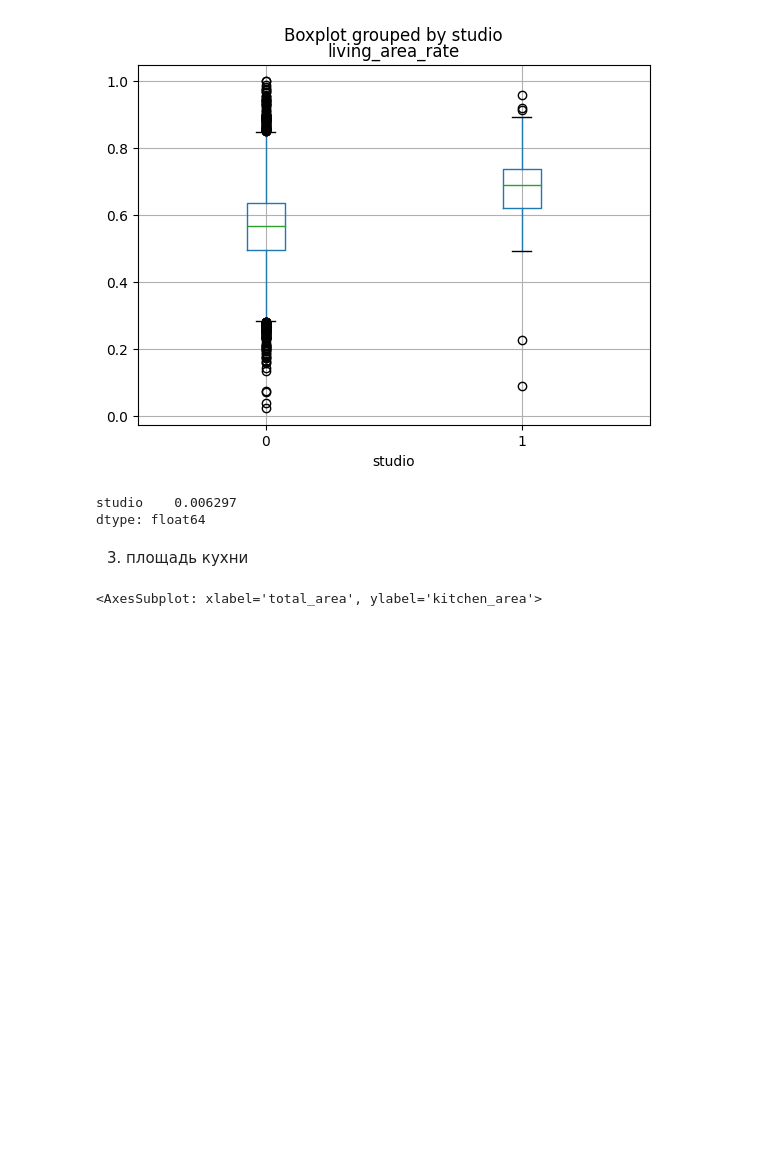
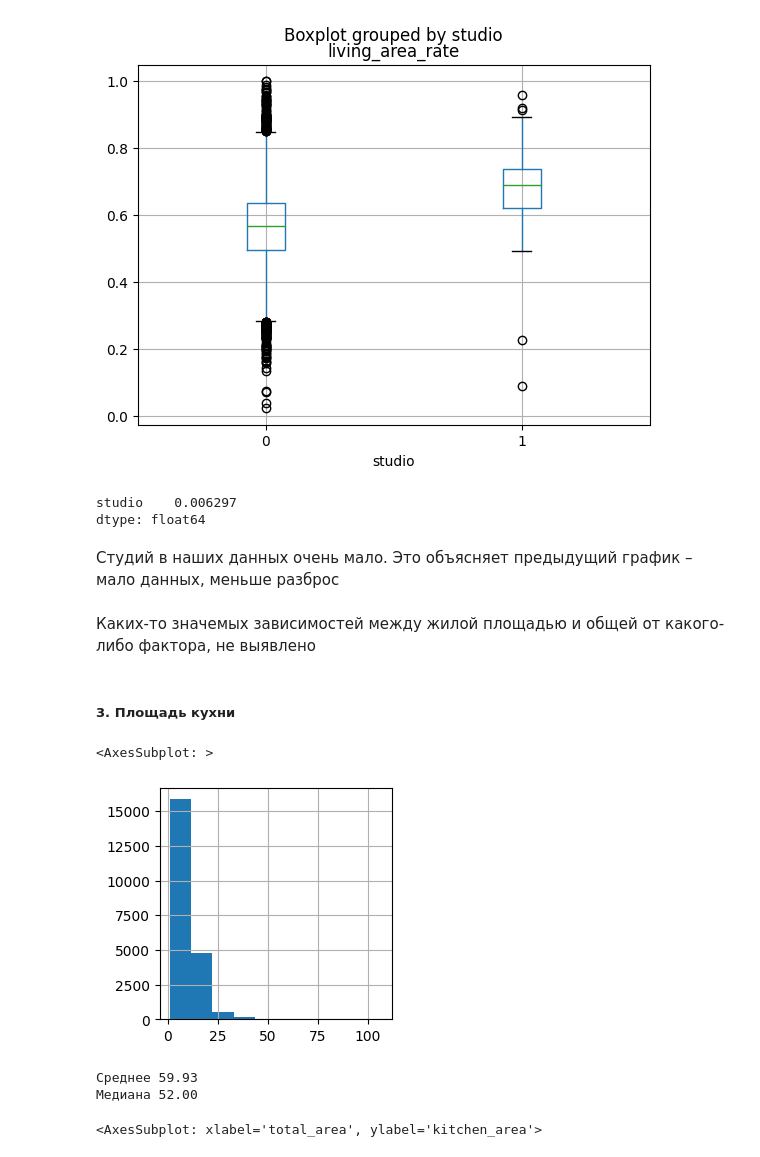
Before and after one commit to Shurick-G/practicum, a Jupyter notebook: data_exploratory_analysis/d83ccfb7-2536-4a1f-b3bd-c84b51cb1ccb.ipynb, the cells around one changed output. Saved outputs shown, nothing was run; the diff lists cells and outputs as text; code cells hidden in the pictures; blank space fills up the shorter version.

```diff
--- a/data_exploratory_analysis/d83ccfb7-2536-4a1f-b3bd-c84b51cb1ccb.ipynb
+++ b/data_exploratory_analysis/d83ccfb7-2536-4a1f-b3bd-c84b51cb1ccb.ipynb
@@ -555,8 +586,23 @@ df[['studio']].mean()
 # %% [output]
 studio    0.006297
 dtype: float64
-# %% [markdown]
-3. площадь кухни
+# %% [markdown]
+Студий в наших данных очень мало. Это объясняет предыдущий график – мало данных, меньше разброс
+# %% [markdown]
+Каких-то значемых зависимостей между жилой площадью и общей от какого-либо фактора, не выявлено
+# %% [markdown]
+##### 3. Площадь кухни
+# %%
+df['kitchen_area'].hist(figsize=(3, 3))
+# %% [output]
+<AxesSubplot: >
+[figure, added]
+# %%
+print('Среднее {:>,.2f}'.format(df['total_area'].mean()))
+print('Медиана {:>,.2f}'.format(df['total_area'].median()))
+# %% [output]
+Среднее 59.93
+Медиана 52.00
 # %%
 df.plot.scatter(x='total_area', y= 'kitchen_area', alpha=0.1)
 # %% [output]
```
Also changed, not shown: parts of 103 cells of this notebook, 1 other file.
